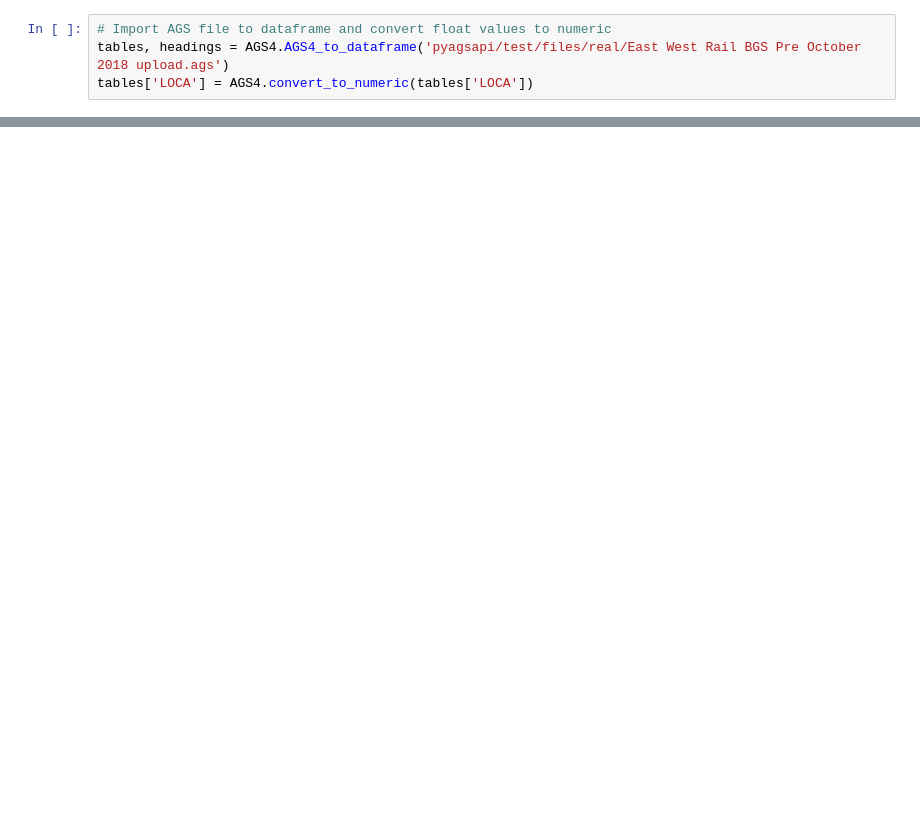
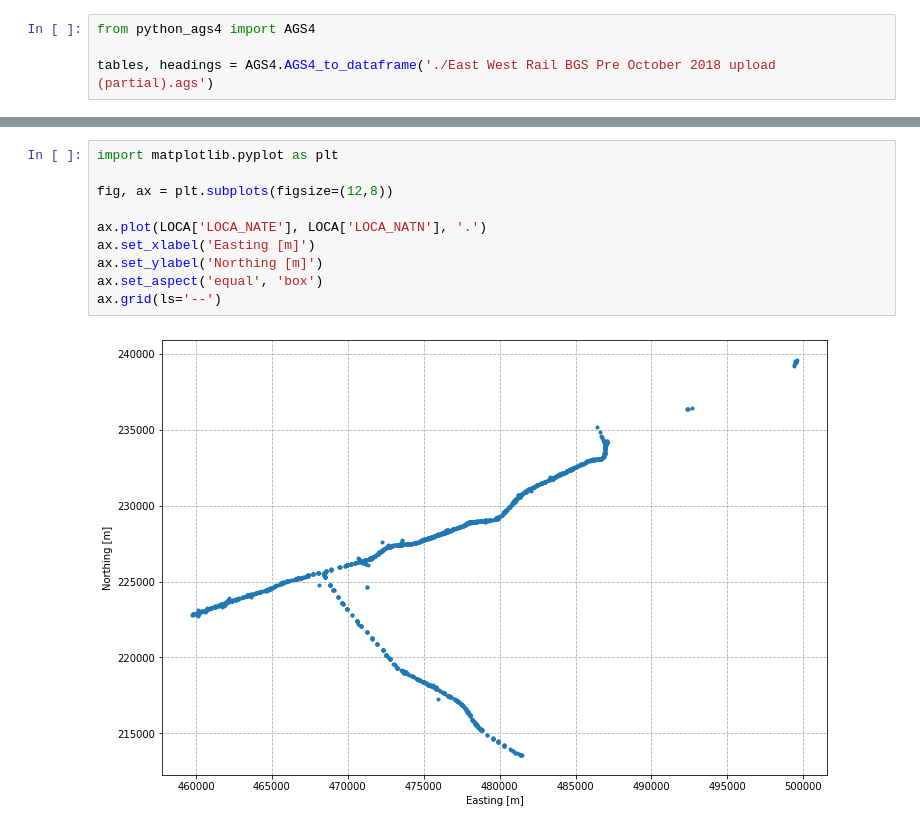
Before and after one commit to asitha-sena/python-ags4, a Jupyter notebook: examples/Plot_locations_and_create_strip_log.ipynb, the cells around one changed output, grey strips where cells are left out. Saved outputs shown, nothing was run; the diff lists cells and outputs as text; blank space fills up the shorter version.

```diff
--- a/examples/Plot_locations_and_create_strip_log.ipynb
+++ b/examples/Plot_locations_and_create_strip_log.ipynb
@@ -86,4 +7,4 @@ fatal: destination path 'pyagsapi' already exists and is not an empty directory.
 # %%
-# Import AGS file to dataframe and convert float values to numeric
-tables, headings = AGS4.AGS4_to_dataframe('pyagsapi/test/files/real/East West Rail BGS Pre October 2018 upload.ags')
-tables['LOCA'] = AGS4.convert_to_numeric(tables['LOCA'])
+from python_ags4 import AGS4
+
+tables, headings = AGS4.AGS4_to_dataframe('./East West Rail BGS Pre October 2018 upload (partial).ags')
@@ -99,0 +38,12 @@ tables['LOCA'].head()
+# %%
+import matplotlib.pyplot as plt
+
+fig, ax = plt.subplots(figsize=(12,8))
+
+ax.plot(LOCA['LOCA_NATE'], LOCA['LOCA_NATN'], '.')
+ax.set_xlabel('Easting [m]')
+ax.set_ylabel('Northing [m]')
+ax.set_aspect('equal', 'box')
+ax.grid(ls='--')
+# %% [output]
+[figure, added]
```
Also changed, not shown: parts of 22 cells of this notebook, 1 other file.
